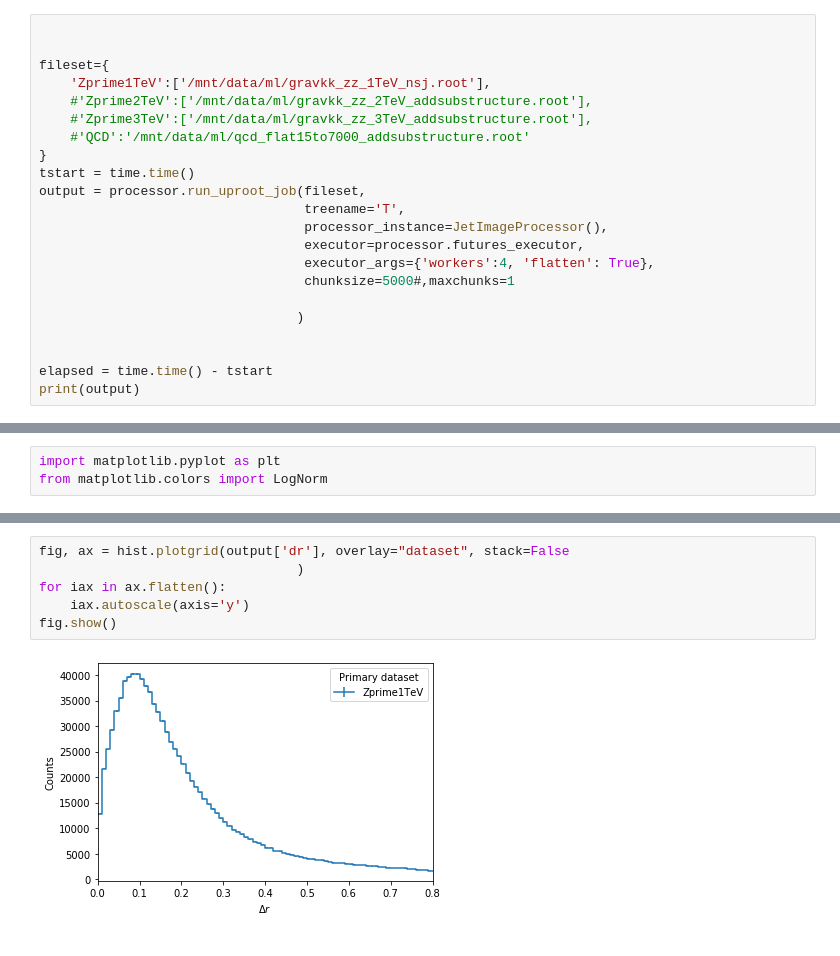
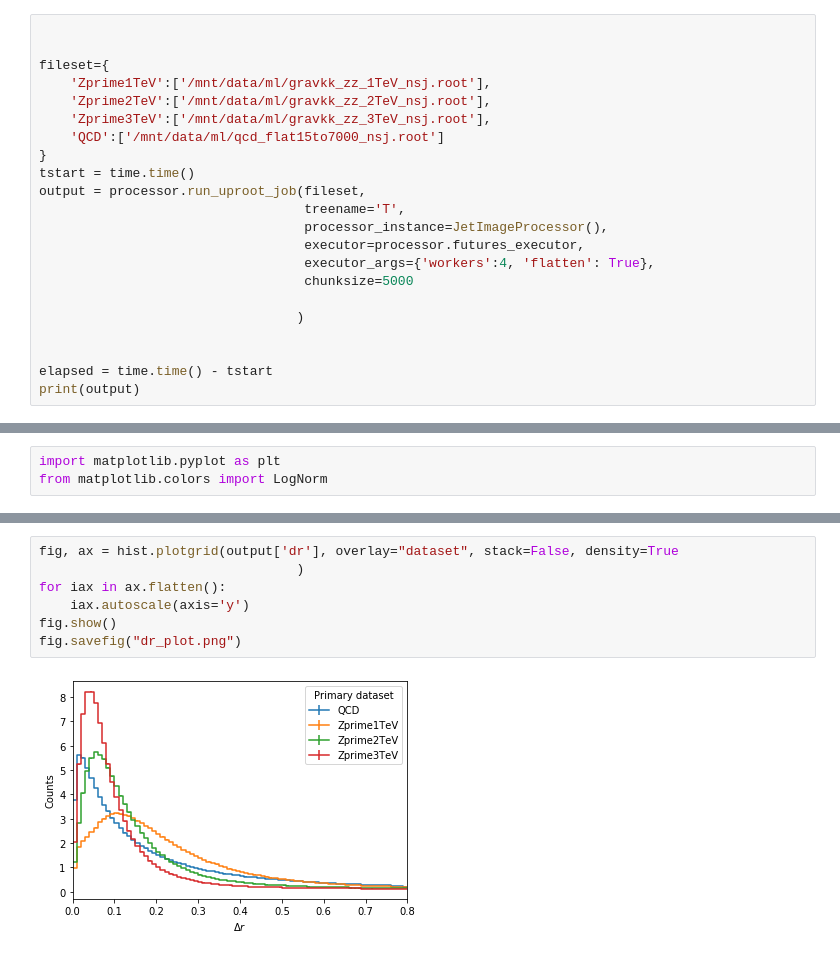
Before and after one commit to mdmorris/XAICoffea, a Jupyter notebook: ShowJets.ipynb, the cells around one changed output, grey strips where cells are left out. Cells and saved outputs as stored; diff of their text form.

```diff
--- a/ShowJets.ipynb
+++ b/ShowJets.ipynb
@@ -171,9 +148,9 @@ class JetImageProcessor(processor.ProcessorABC):
 
 fileset={
     'Zprime1TeV':['/mnt/data/ml/gravkk_zz_1TeV_nsj.root'],
-    #'Zprime2TeV':['/mnt/data/ml/gravkk_zz_2TeV_addsubstructure.root'],
-    #'Zprime3TeV':['/mnt/data/ml/gravkk_zz_3TeV_addsubstructure.root'],
-    #'QCD':'/mnt/data/ml/qcd_flat15to7000_addsubstructure.root'
+    'Zprime2TeV':['/mnt/data/ml/gravkk_zz_2TeV_nsj.root'],
+    'Zprime3TeV':['/mnt/data/ml/gravkk_zz_3TeV_nsj.root'],
+    'QCD':['/mnt/data/ml/qcd_flat15to7000_nsj.root']
 }
 tstart = time.time()
 output = processor.run_uproot_job(fileset,
@@ -181,7 +158,7 @@ output = processor.run_uproot_job(fileset,
                                   processor_instance=JetImageProcessor(),
                                   executor=processor.futures_executor,
                                   executor_args={'workers':4, 'flatten': True},
-                                  chunksize=5000#,maxchunks=1
+                                  chunksize=5000
 
                                  )
 
@@ -202,11 +204,12 @@ fig, ax, grid = hist.plot2d(output['image'].integrate('dataset'),xaxis='image_de
 # %%
-fig, ax = hist.plotgrid(output['dr'], overlay="dataset", stack=False
+fig, ax = hist.plotgrid(output['dr'], overlay="dataset", stack=False, density=True
                                  )
 for iax in ax.flatten():
     iax.autoscale(axis='y')
 fig.show()
+fig.savefig("dr_plot.png")
 # %% [output]
-[figure, old version]
+[figure, new version]
 # %%
 fig, ax = hist.plotgrid(output['pt'], overlay="dataset", stack=False, density=True
                                  )
```
Also changed, not shown: parts of 9 cells of this notebook.
